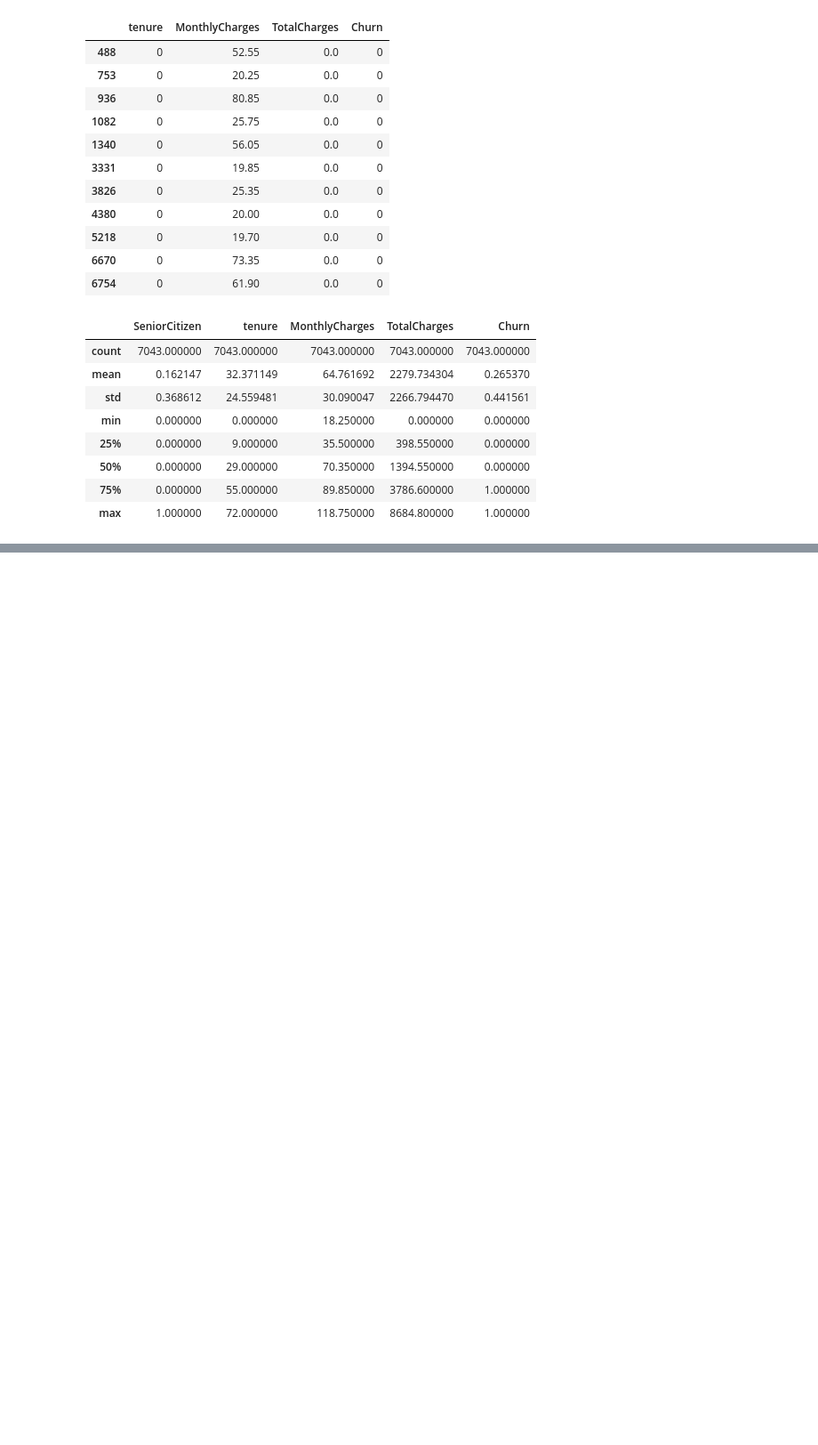
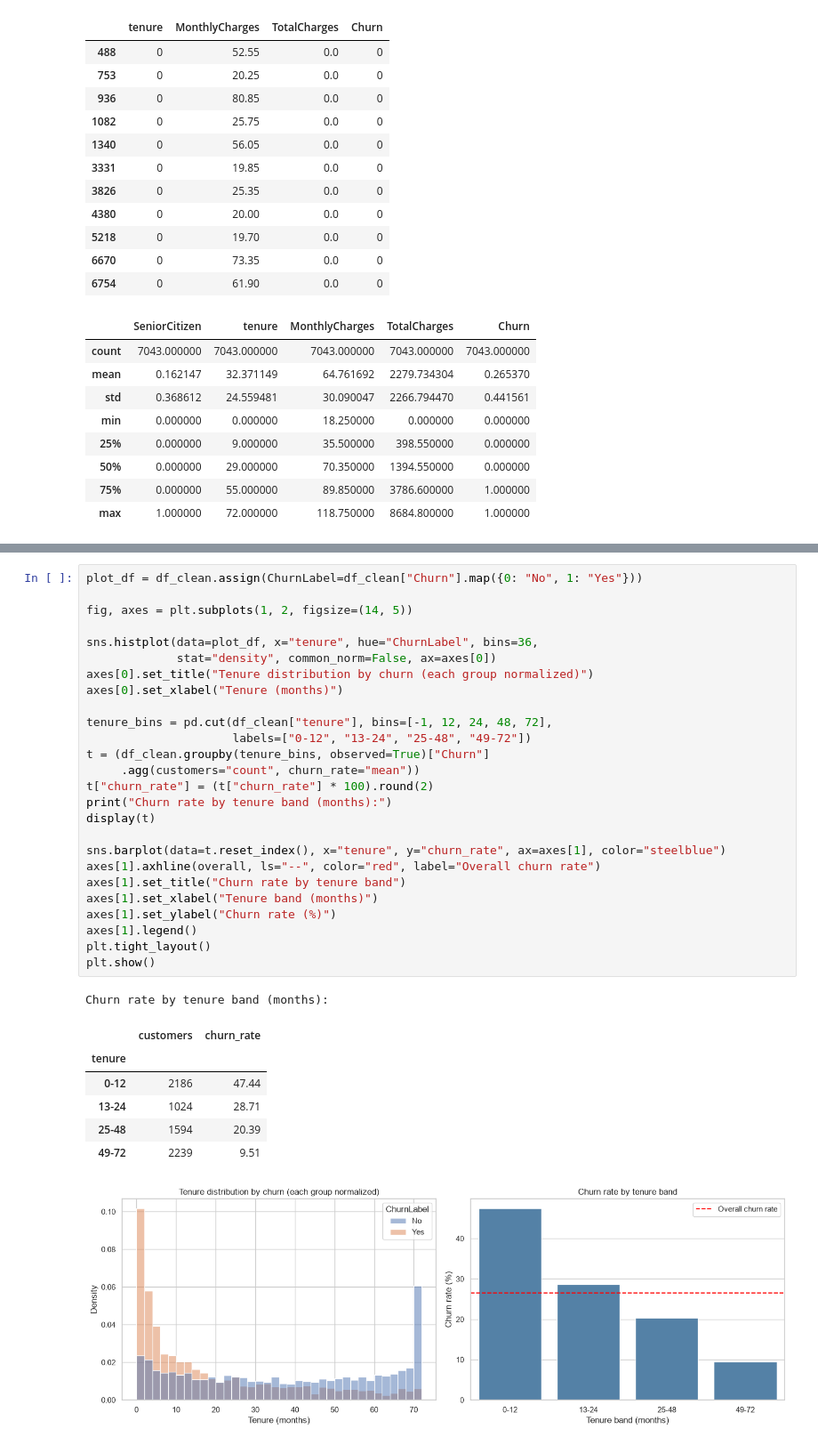
Before and after one commit to pavannangadi/Customer-Churn-Prediction-Telco-, a Jupyter notebook: notebooks/customer_churn_analysis.ipynb, the cells around one changed output, grey strips where cells are left out. Shown at 89% size. Saved outputs shown, nothing was run; the diff lists cells and outputs as text; blank space fills up the shorter version.

```diff
--- a/notebooks/customer_churn_analysis.ipynb
+++ b/notebooks/customer_churn_analysis.ipynb
@@ -184,0 +226,35 @@ The 11 originally-blank rows, now cleaned:
+# %%
+plot_df = df_clean.assign(ChurnLabel=df_clean["Churn"].map({0: "No", 1: "Yes"}))
+
+fig, axes = plt.subplots(1, 2, figsize=(14, 5))
+
+sns.histplot(data=plot_df, x="tenure", hue="ChurnLabel", bins=36,
+             stat="density", common_norm=False, ax=axes[0])
+axes[0].set_title("Tenure distribution by churn (each group normalized)")
+axes[0].set_xlabel("Tenure (months)")
+
+tenure_bins = pd.cut(df_clean["tenure"], bins=[-1, 12, 24, 48, 72],
+                     labels=["0-12", "13-24", "25-48", "49-72"])
+t = (df_clean.groupby(tenure_bins, observed=True)["Churn"]
+     .agg(customers="count", churn_rate="mean"))
+t["churn_rate"] = (t["churn_rate"] * 100).round(2)
+print("Churn rate by tenure band (months):")
+display(t)
+
+sns.barplot(data=t.reset_index(), x="tenure", y="churn_rate", ax=axes[1], color="steelblue")
+axes[1].axhline(overall, ls="--", color="red", label="Overall churn rate")
+axes[1].set_title("Churn rate by tenure band")
+axes[1].set_xlabel("Tenure band (months)")
+axes[1].set_ylabel("Churn rate (%)")
+axes[1].legend()
+plt.tight_layout()
+plt.show()
+# %% [output]
+Churn rate by tenure band (months):
+|  | customers | churn_rate |
+| tenure |  |  |
+| 0-12 | 2186 | 47.44 |
+| 13-24 | 1024 | 28.71 |
+| 25-48 | 1594 | 20.39 |
+| 49-72 | 2239 | 9.51 |
+[figure, added]
```
Also changed, not shown: parts of 3 cells of this notebook.
